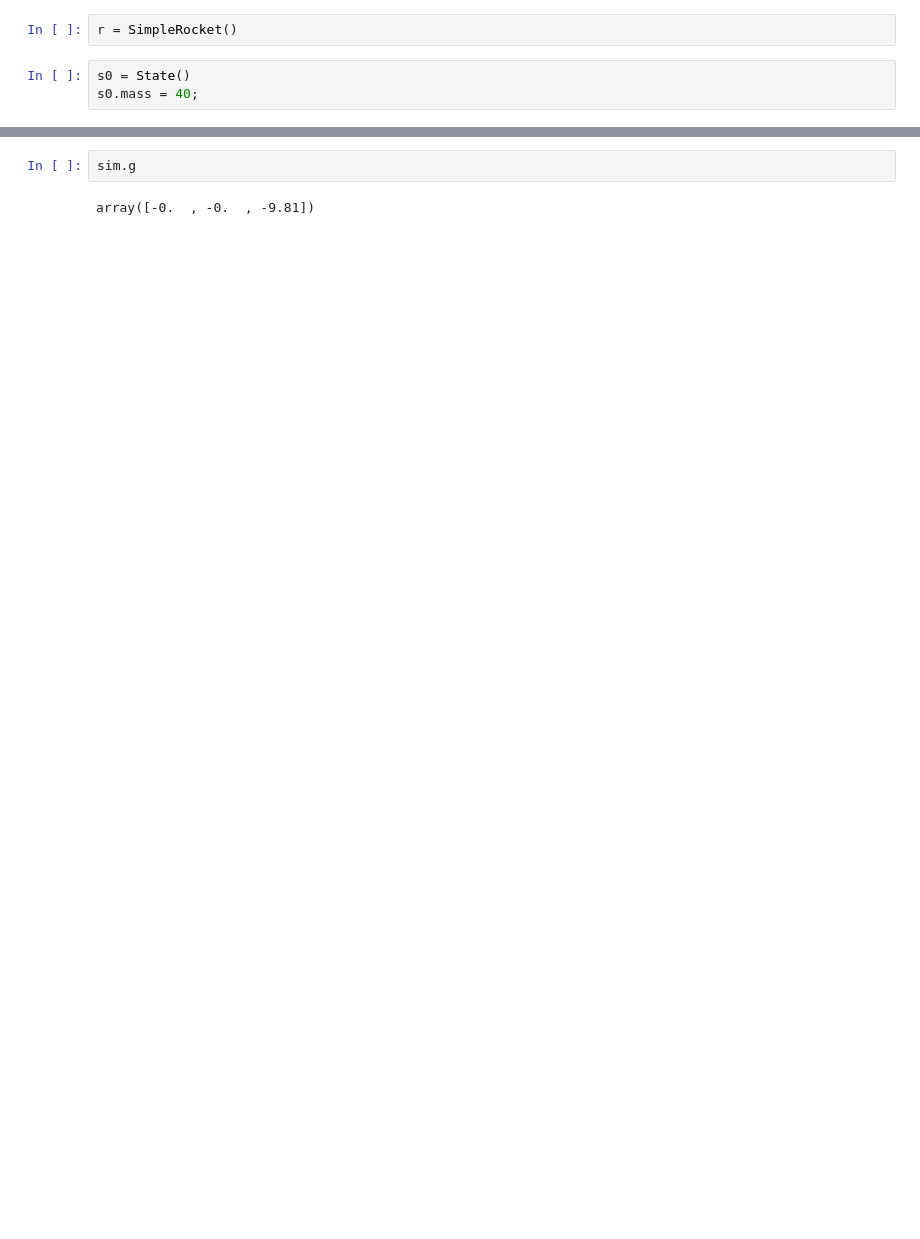
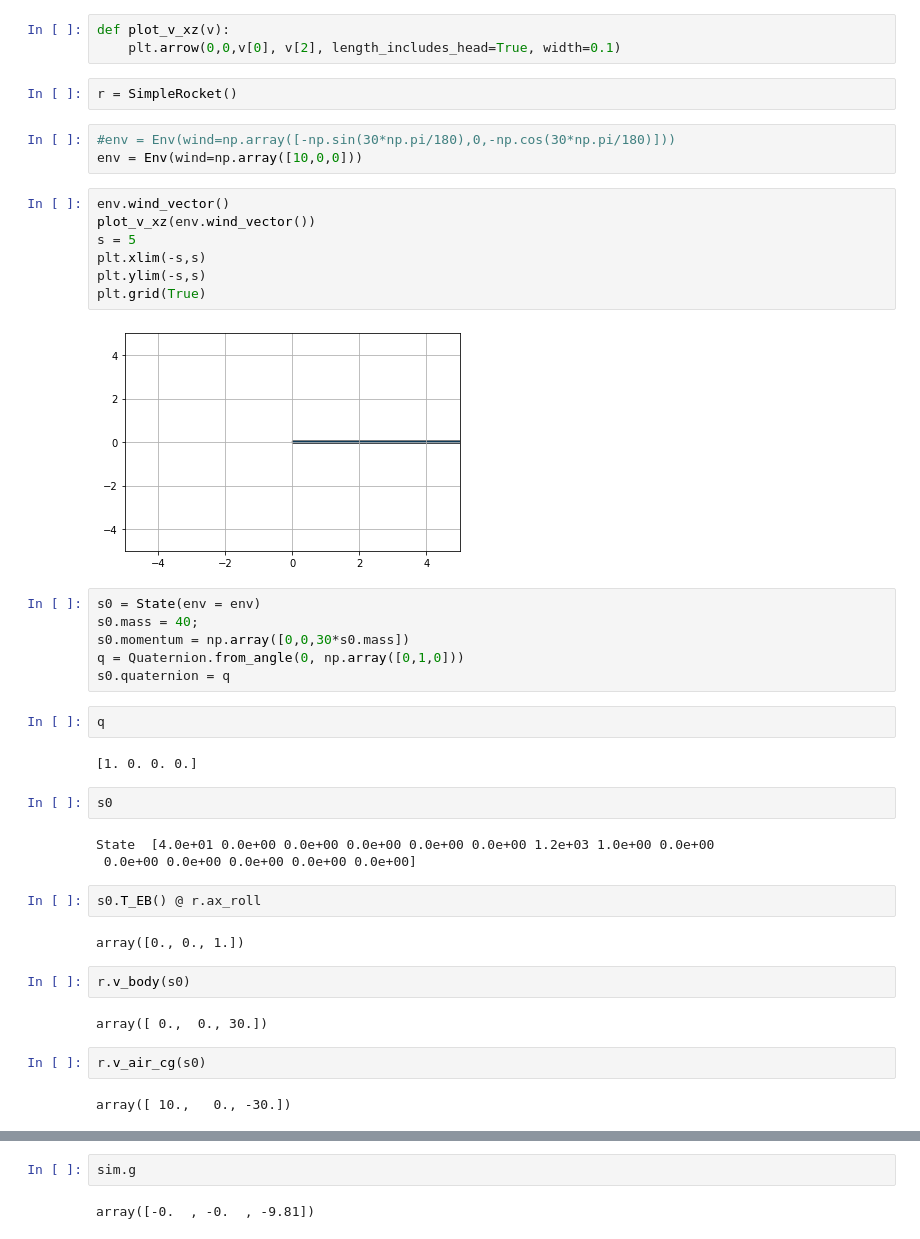
Before and after one commit to dev10110/rocketPy, a Jupyter notebook: examples/simulate_2.ipynb, the cells around one changed output, grey strips where cells are left out. Drawn from its saved outputs; the diff is of its cells as text; blank space fills up the shorter version.

```diff
--- a/examples/simulate_2.ipynb
+++ b/examples/simulate_2.ipynb
@@ -285,8 +388,47 @@ class Simulation():
         self.output = self.sim_result.sol;
 
         return self.sim_result
+# %%
+def plot_v_xz(v):
+    plt.arrow(0,0,v[0], v[2], length_includes_head=True, width=0.1)
 # %%
 r = SimpleRocket()
-# %%
-s0 = State()
-s0.mass = 40;
+# %%
+#env = Env(wind=np.array([-np.sin(30*np.pi/180),0,-np.cos(30*np.pi/180)]))
+env = Env(wind=np.array([10,0,0]))
+# %%
+env.wind_vector()
+plot_v_xz(env.wind_vector())
+s = 5
+plt.xlim(-s,s)
+plt.ylim(-s,s)
+plt.grid(True)
+# %% [output]
+[figure, added]
+# %%
+s0 = State(env = env)
+s0.mass = 40;
+s0.momentum = np.array([0,0,30*s0.mass])
+q = Quaternion.from_angle(0, np.array([0,1,0]))
+s0.quaternion = q
+# %%
+q
+# %% [output]
+[1. 0. 0. 0.]
+# %%
+s0
+# %% [output]
+State  [4.0e+01 0.0e+00 0.0e+00 0.0e+00 0.0e+00 0.0e+00 1.2e+03 1.0e+00 0.0e+00
+ 0.0e+00 0.0e+00 0.0e+00 0.0e+00 0.0e+00]
+# %%
+s0.T_EB() @ r.ax_roll
+# %% [output]
+array([0., 0., 1.])
+# %%
+r.v_body(s0)
+# %% [output]
+array([ 0.,  0., 30.])
+# %%
+r.v_air_cg(s0)
+# %% [output]
+array([ 10.,   0., -30.])
```
Also changed, not shown: parts of 42 cells of this notebook.
